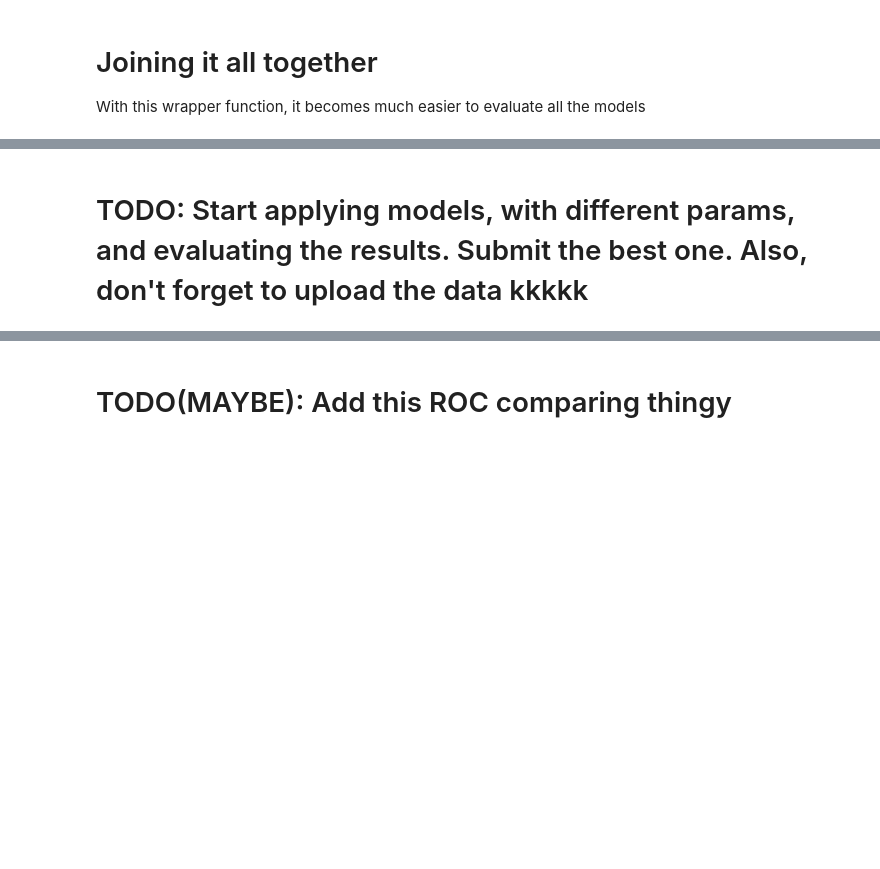
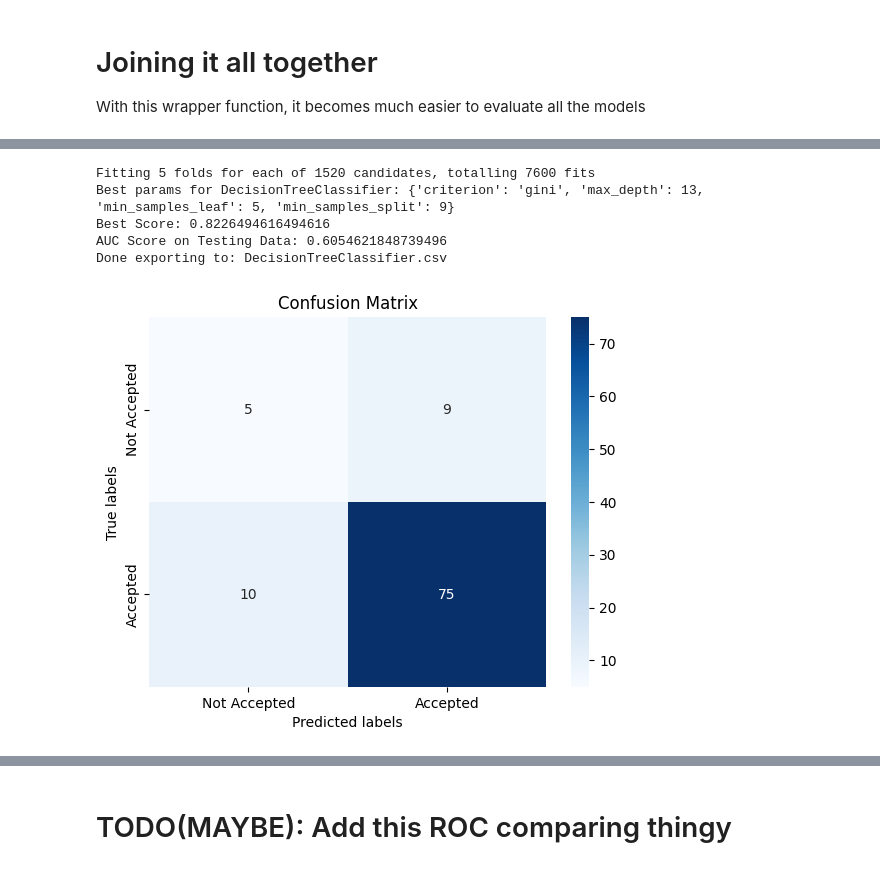
Before and after one commit to 1Krypt0/FEUP-AC-PROJ, a Jupyter notebook: docs/modeling.ipynb, the cells around one changed output, grey strips where cells are left out. Cells and saved outputs as stored; diff of their text form; code cells hidden in the pictures; blank space fills up the shorter version.

Commit message:
feat: add first models

```diff
--- a/docs/modeling.ipynb
+++ b/docs/modeling.ipynb
@@ -56,17 +53,17 @@ ValueError: could not convert string to float: 'M'
 With the data loaded, we can start trying to find the best model to predict the results. To find the best hyperparameters for each model, we will use Grid Searching, as randomized searches would not yield any better results, and evaluate the results using the AUC metric. As for splitting, we will use the `TimeSeriesSplit`, as it splits the data taking in account timed events.
 # %%
 SPLITTER = TimeSeriesSplit()
-
-# Don't forget that here go the training X and y split values from test_train_split
 
 def train_model_grid(model, params, cv=SPLITTER):
     grid_search = GridSearchCV(estimator=model,
                                param_grid=params,
-                               n_jobs=-1, cv=cv,
+                               n_jobs=-1,
+                               cv=cv,
                                scoring='roc_auc',
-                               verbose=2)
+                               verbose=1,
+                               refit=True)
 
-    grid_search.fit(x_train, y_train)
+    grid_search.fit(X, y)
     print(f"Best params for {model.__class__.__name__}: {grid_search.best_params_}")
     print(f"Best Score: {grid_search.best_score_}")
 
@@ -76,15 +73,12 @@ def train_model_grid(model, params, cv=SPLITTER):
 
 With the model trained, we can check the results on the testing data and try to find out which one performs the best out of all of them. We will once again use the Area Under the Curve (AUC) as our metric, and we will show a Confusion Matrix to detail exactly what happenned with the data, and decide if it is a good fit or not.
 # %%
-# Be sure to use the X_test and Y_test from the train_test_split when doing this
-
 def evaluate(model):
     y_pred = model.predict_proba(X_test)
-    y_pred = y_pred[:, -1]
 
     # Area Under the Curve, the higher the better
-    auc = metrics.roc_auc_score(y_test, y_pred)
-    print(f"AUC Score: {auc}")
+    auc = metrics.roc_auc_score(y_test, y_pred[:,-1])
+    print(f"AUC Score on Testing Data: {auc}")
 
     y_pred_normalized = np.argmax(model.predict_proba(X_test), axis=1)
 
@@ -93,20 +87,20 @@ def evaluate(model):
     sns.heatmap(cm, annot=True, fmt='g', ax=ax, cmap="Blues");
 
     # labels, title and ticks
-    ax.set_xlabel('Predicted labels');ax.set_ylabel('True labels');
-    ax.set_title('Confusion Matrix');
-    ax.xaxis.set_ticklabels(['Accepted', 'Not Accepted']); ax.yaxis.set_ticklabels(['Accepted', 'Not Accepted']);
+    ax.set_xlabel("Predicted labels")
+    ax.set_ylabel("True labels")
+    ax.set_title("Confusion Matrix")
+    ax.xaxis.set_ticklabels(["Not Accepted", "Accepted"])
+    ax.yaxis.set_ticklabels(["Not Accepted", "Accepted"])
 
-    return y_pred
+    return y_pred[:,-1]
 # %% [markdown]
 # Exporting the Data
 
 With the model trained, we can now look to apply it to the competition data as well, and (ideally) obtain great results with it as well
 # %%
-# The test_df is no more than the dataframe built with the competition data, so yeah, that should be easy
-
 def export_results(model, file):
-    test = test_df[features]
+    test = test_data[features]
 
     confidences = model.predict_proba(test)
     confidences = confidences[:,-1]
@@ -116,9 +110,10 @@ def export_results(model, file):
 
     submition_data = pd.DataFrame()
 
-    submition_data["Id"] = test_df["loan_id"]
+    submition_data["Id"] = test_data["loan_id"]
     submition_data["Predicted"] = confidences
-    submition_data.to_csv(f"results/{file}.csv", sep=",", index=False)
+
+    submition_data.to_csv(f"../results/{file}.csv", sep=",", index=False)
 
     print(f"Done exporting to: {file}.csv")
 # %% [markdown]
@@ -130,6 +125,6 @@ With this wrapper function, it becomes much easier to evaluate all the models
 def apply(model, params):
     best_model = train_model_grid(model, params)
     predicted_results = evaluate(best_model)
-    export_results(model, model.__class__.__name__)
+    export_results(best_model, best_model.__class__.__name__)
 
     return predicted_results
@@ -165,2 +131,14 @@ You can try to debug the error by setting error_score='raise'.
-# %% [markdown]
-# TODO: Start applying models, with different params, and evaluating the results. Submit the best one. Also, don't forget to upload the data kkkkk
+# %%
+dt_results = apply(DecisionTreeClassifier(), {
+    'criterion': ['gini', 'entropy'],
+    'max_depth': range(1, 20),
+    'min_samples_split': range(2,10),
+    'min_samples_leaf': range(1,6)
+})
+# %% [output]
+Fitting 5 folds for each of 1520 candidates, totalling 7600 fits
+Best params for DecisionTreeClassifier: {'criterion': 'gini', 'max_depth': 13, 'min_samples_leaf': 5, 'min_samples_split': 9}
+Best Score: 0.8226494616494616
+AUC Score on Testing Data: 0.6054621848739496
+Done exporting to: DecisionTreeClassifier.csv
+[figure, added]
```
Also changed, not shown: parts of 10 cells of this notebook, 9 other files.
